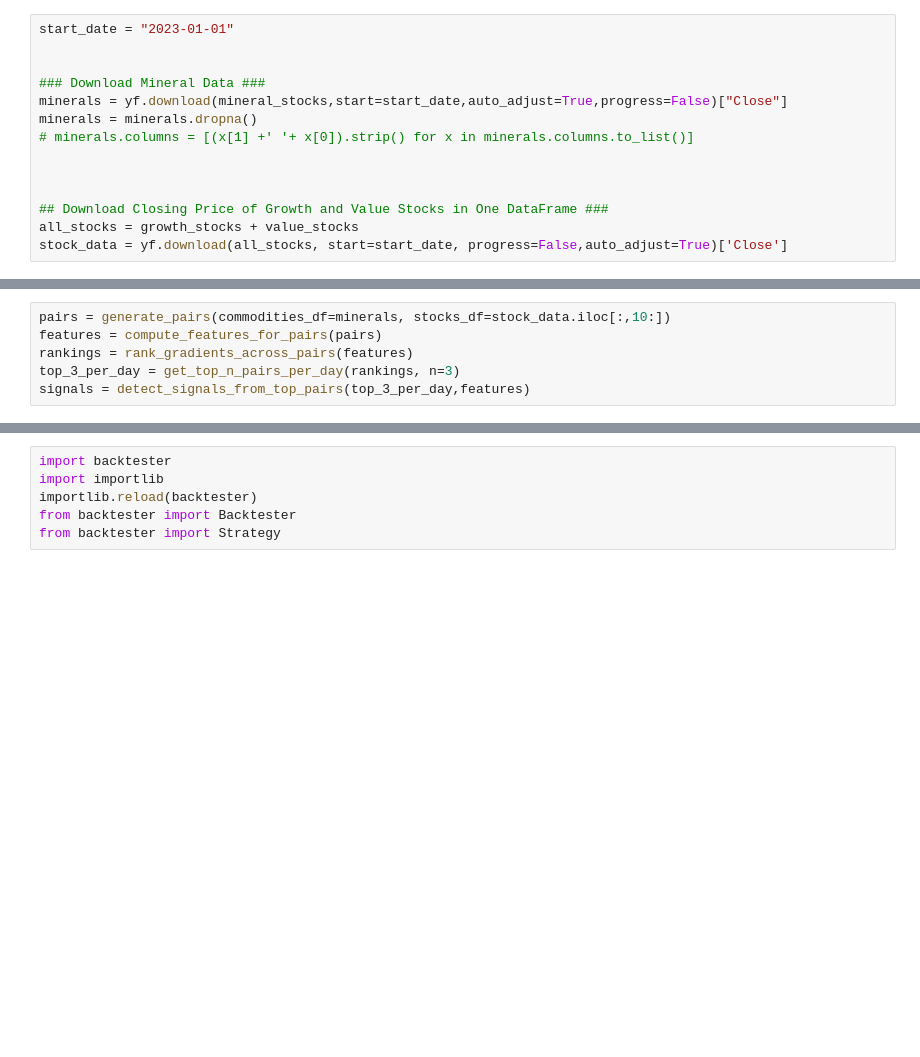
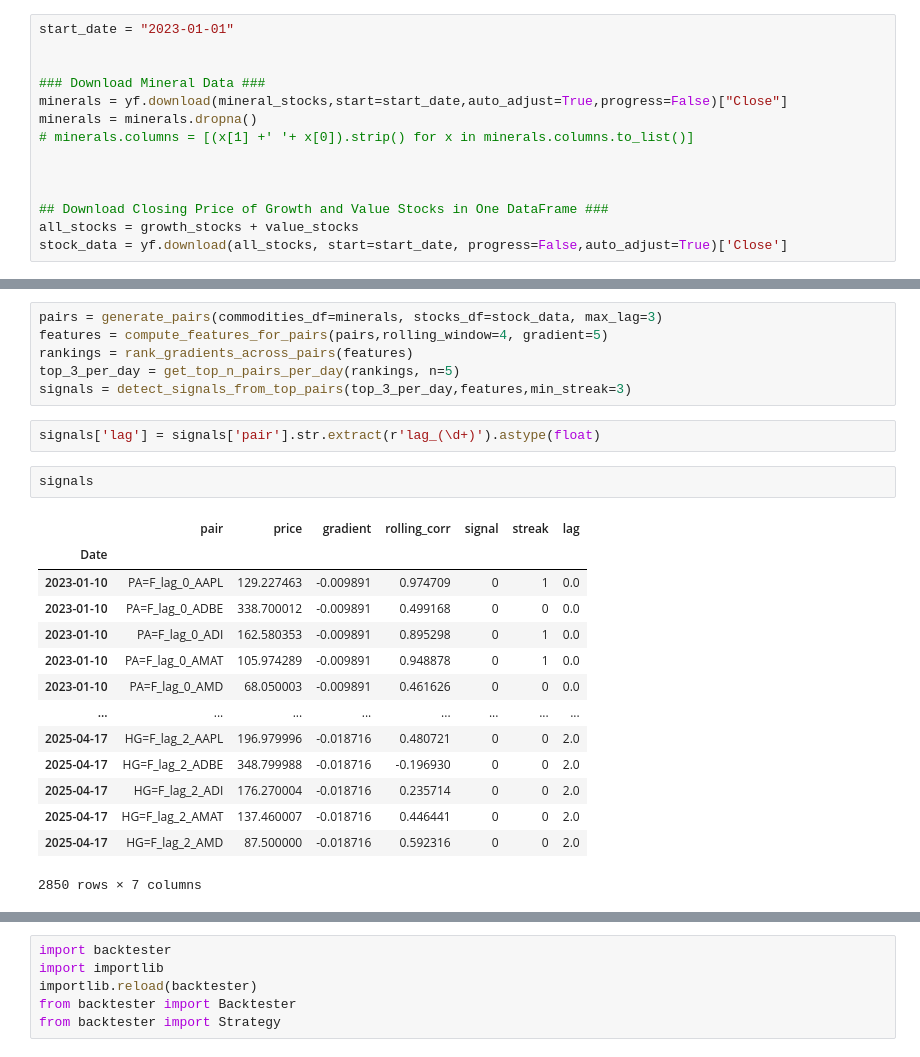
Before and after one commit to GeronimoBWalker/commodity, a Jupyter notebook: Backtest/signals.ipynb, the cells around one changed output, grey strips where cells are left out. Cells and saved outputs as stored; diff of their text form; blank space fills up the shorter version.

```diff
--- a/Backtest/signals.ipynb
+++ b/Backtest/signals.ipynb
@@ -259,8 +256,27 @@ def detect_signals_from_top_pairs(top_3_per_day:pd.DataFrame, features:dict, min
     result_df = pd.concat(signal_rows).sort_index()
     return result_df
 # %%
-pairs = generate_pairs(commodities_df=minerals, stocks_df=stock_data.iloc[:,10:])
-features = compute_features_for_pairs(pairs)
+pairs = generate_pairs(commodities_df=minerals, stocks_df=stock_data, max_lag=3)
+features = compute_features_for_pairs(pairs,rolling_window=4, gradient=5)
 rankings = rank_gradients_across_pairs(features)
-top_3_per_day = get_top_n_pairs_per_day(rankings, n=3)
-signals = detect_signals_from_top_pairs(top_3_per_day,features)
+top_3_per_day = get_top_n_pairs_per_day(rankings, n=5)
+signals = detect_signals_from_top_pairs(top_3_per_day,features,min_streak=3)
+# %%
+signals['lag'] = signals['pair'].str.extract(r'lag_(\d+)').astype(float)
+# %%
+signals
+# %% [output]
+|  | pair | price | gradient | rolling_corr | signal | streak | lag |
+| Date |  |  |  |  |  |  |  |
+| 2023-01-10 | PA=F_lag_0_AAPL | 129.227463 | -0.009891 | 0.974709 | 0 | 1 | 0.0 |
+| 2023-01-10 | PA=F_lag_0_ADBE | 338.700012 | -0.009891 | 0.499168 | 0 | 0 | 0.0 |
+| 2023-01-10 | PA=F_lag_0_ADI | 162.580353 | -0.009891 | 0.895298 | 0 | 1 | 0.0 |
+| 2023-01-10 | PA=F_lag_0_AMAT | 105.974289 | -0.009891 | 0.948878 | 0 | 1 | 0.0 |
+| 2023-01-10 | PA=F_lag_0_AMD | 68.050003 | -0.009891 | 0.461626 | 0 | 0 | 0.0 |
+| ... | ... | ... | ... | ... | ... | ... | ... |
+| 2025-04-17 | HG=F_lag_2_AAPL | 196.979996 | -0.018716 | 0.480721 | 0 | 0 | 2.0 |
+| 2025-04-17 | HG=F_lag_2_ADBE | 348.799988 | -0.018716 | -0.196930 | 0 | 0 | 2.0 |
+| 2025-04-17 | HG=F_lag_2_ADI | 176.270004 | -0.018716 | 0.235714 | 0 | 0 | 2.0 |
+| 2025-04-17 | HG=F_lag_2_AMAT | 137.460007 | -0.018716 | 0.446441 | 0 | 0 | 2.0 |
+| 2025-04-17 | HG=F_lag_2_AMD | 87.500000 | -0.018716 | 0.592316 | 0 | 0 | 2.0 |
+2850 rows × 7 columns
```
Also changed, not shown: parts of 16 cells of this notebook, 2 other files.
